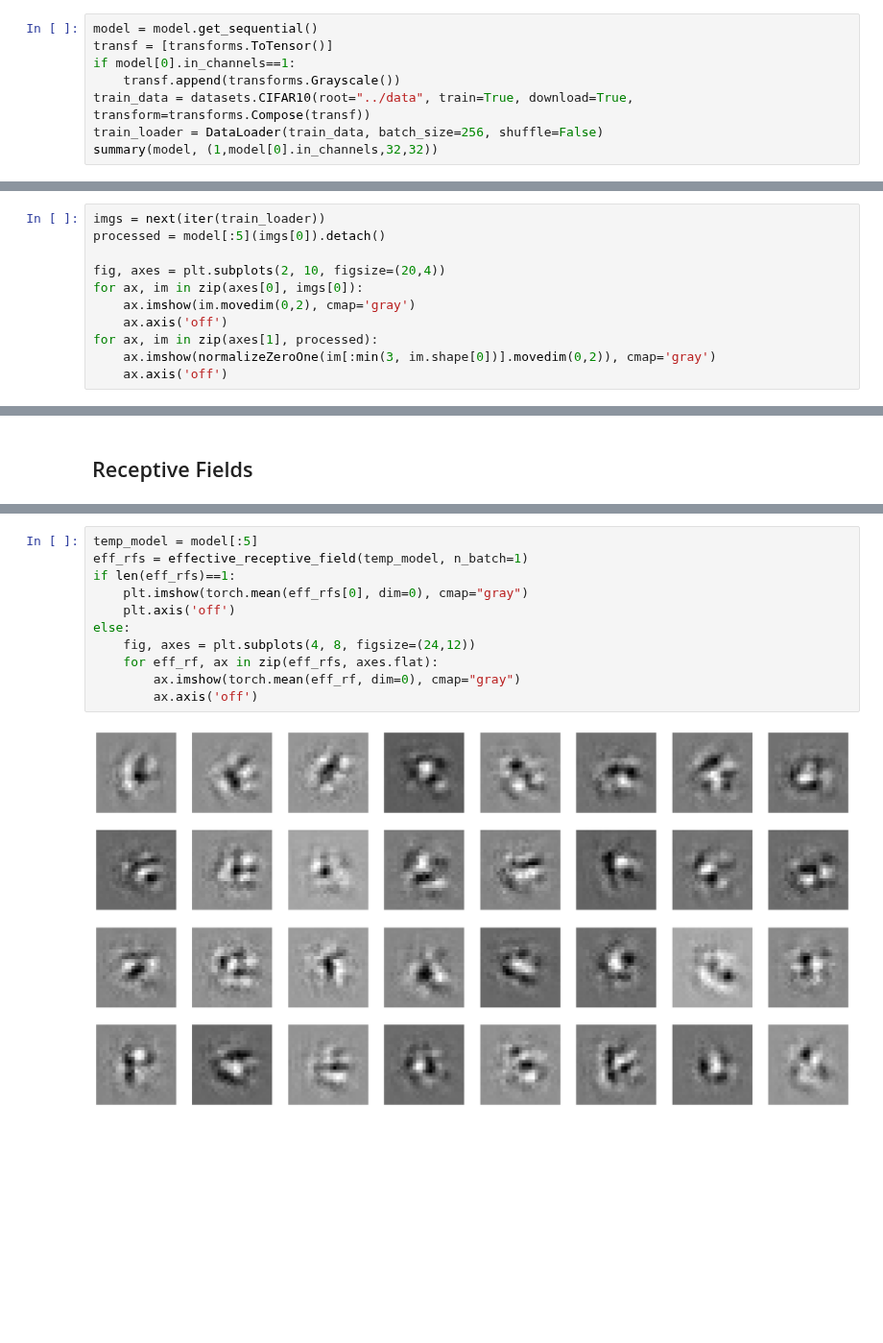
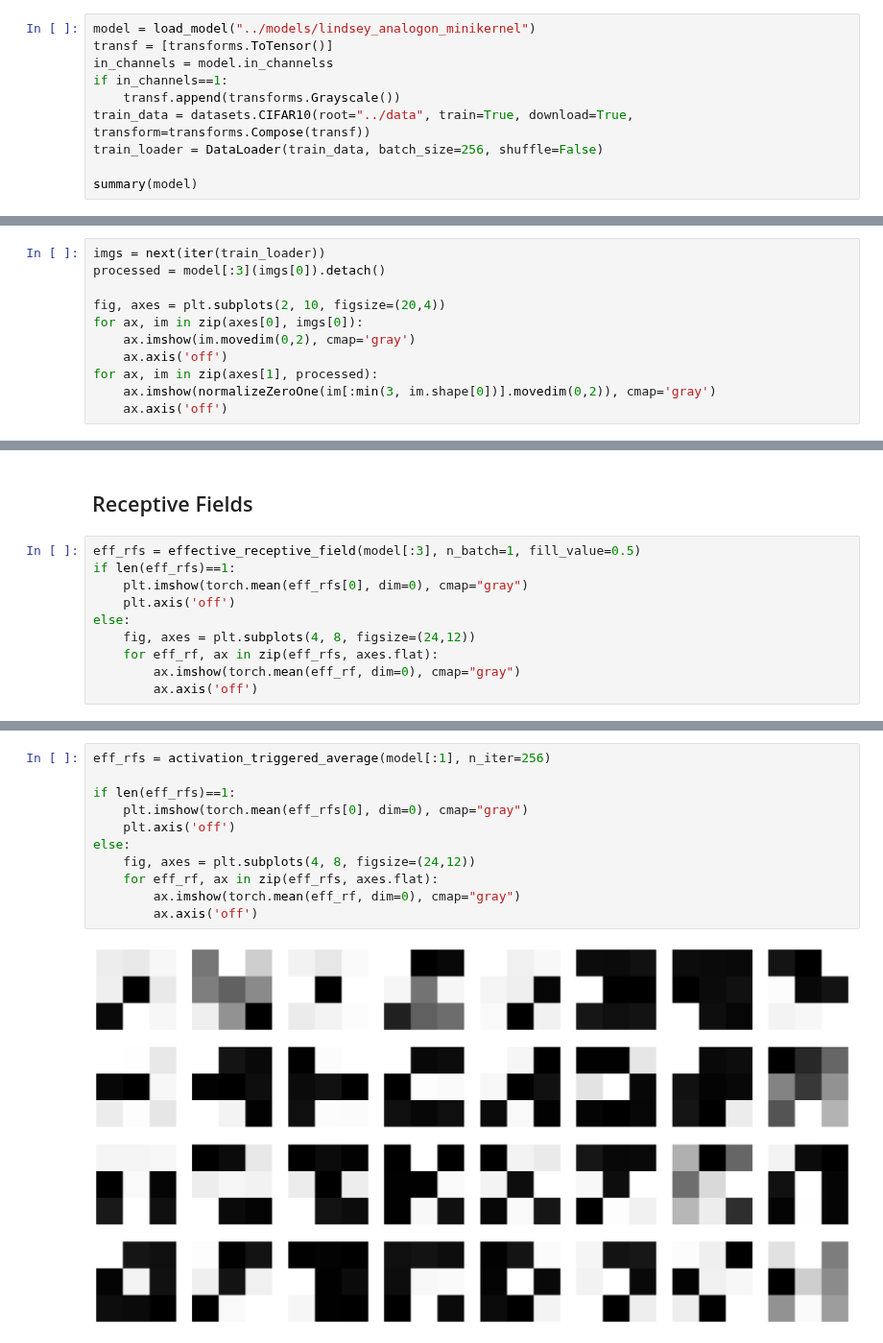
Before and after one commit to fabioseel/receptive-fields, a Jupyter notebook: src/evaluation.ipynb, the cells around one changed output, grey strips where cells are left out. Shown at 96% size. Saved outputs shown, nothing was run; the diff lists cells and outputs as text; blank space fills up the shorter version.

Commit message:
feat: resconv visualization

```diff
--- a/src/evaluation.ipynb
+++ b/src/evaluation.ipynb
@@ -34,10 +14,12 @@ Non-trainable params: 0
 # %%
-model = model.get_sequential()
+model = load_model("../models/lindsey_analogon_minikernel")
 transf = [transforms.ToTensor()]
-if model[0].in_channels==1:
+in_channels = model.in_channelss
+if in_channels==1:
     transf.append(transforms.Grayscale())
 train_data = datasets.CIFAR10(root="../data", train=True, download=True, transform=transforms.Compose(transf))
 train_loader = DataLoader(train_data, batch_size=256, shuffle=False)
-summary(model, (1,model[0].in_channels,32,32))
+
+summary(model)
 # %% [output]
 Files already downloaded and verified
@@ -62,7 +65,7 @@ Estimated Total Size (MB): 135.46
 ## Intermediate Representation
 # %%
 imgs = next(iter(train_loader))
-processed = model[:5](imgs[0]).detach()
+processed = model[:3](imgs[0]).detach()
 
 fig, axes = plt.subplots(2, 10, figsize=(20,4))
 for ax, im in zip(axes[0], imgs[0]):
@@ -76,2 +79,12 @@ for ax, im in zip(axes[1], processed):
 # %% [markdown]
 ## Receptive Fields
+# %%
+eff_rfs = effective_receptive_field(model[:3], n_batch=1, fill_value=0.5)
+if len(eff_rfs)==1:
+    plt.imshow(torch.mean(eff_rfs[0], dim=0), cmap="gray")
+    plt.axis('off')
+else:
+    fig, axes = plt.subplots(4, 8, figsize=(24,12))
+    for eff_rf, ax in zip(eff_rfs, axes.flat):
+        ax.imshow(torch.mean(eff_rf, dim=0), cmap="gray")
+        ax.axis('off')
@@ -78,14 +97,14 @@ for ax, im in zip(axes[1], processed):
 # %%
-temp_model = model[:5]
-eff_rfs = effective_receptive_field(temp_model, n_batch=1)
+eff_rfs = activation_triggered_average(model[:1], n_iter=256)
+
 if len(eff_rfs)==1:
     plt.imshow(torch.mean(eff_rfs[0], dim=0), cmap="gray")
     plt.axis('off')
 else:
     fig, axes = plt.subplots(4, 8, figsize=(24,12))
     for eff_rf, ax in zip(eff_rfs, axes.flat):
         ax.imshow(torch.mean(eff_rf, dim=0), cmap="gray")
         ax.axis('off')
 # %% [output]
-[figure, old version]
+[figure, new version]
 # %%
```
Also changed, not shown: parts of 10 cells of this notebook, 2 other files.
